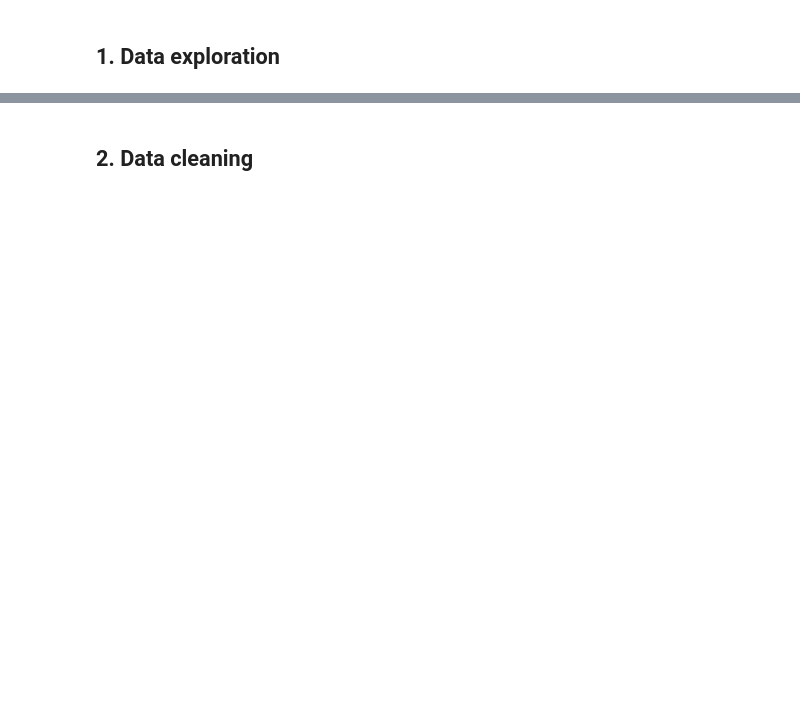
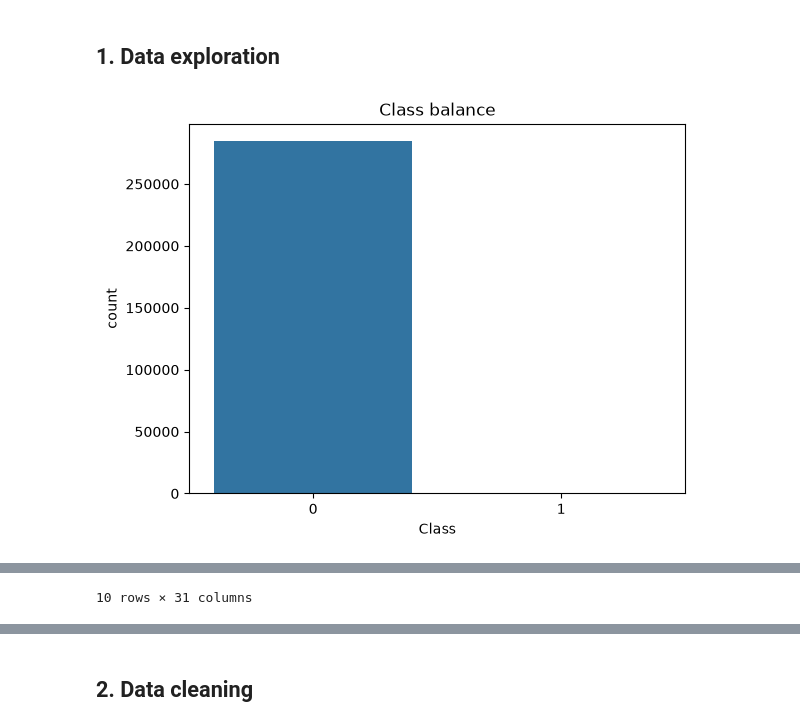
Before and after one commit to AshACxx/AshsProjects, a Jupyter notebook: 09-machinelearning/starter.ipynb, the cells around one changed output, grey strips where cells are left out. Saved outputs shown, nothing was run; the diff lists cells and outputs as text; code cells hidden in the pictures; blank space fills up the shorter version.

Commit message:
added extra graphs to the note book such as initital class distribution, skew calc

```diff
--- a/09-machinelearning/starter.ipynb
+++ b/09-machinelearning/starter.ipynb
@@ -14,4 +14,10 @@ from sklearn.metrics import classification_report, confusion_matrix, average_pre
 # %%
 df = pd.read_csv('data/creditcard.csv')
 
+sns.countplot(x="Class", data=df)
+plt.title("Class balance")
+plt.show()
+
 df.head(10)
+# %% [output]
+[figure, added]
@@ -18,2 +35,3 @@ df.head(10)
+10 rows × 31 columns
 # %%
 df.info()
```
Also changed, not shown: parts of 12 cells of this notebook.
